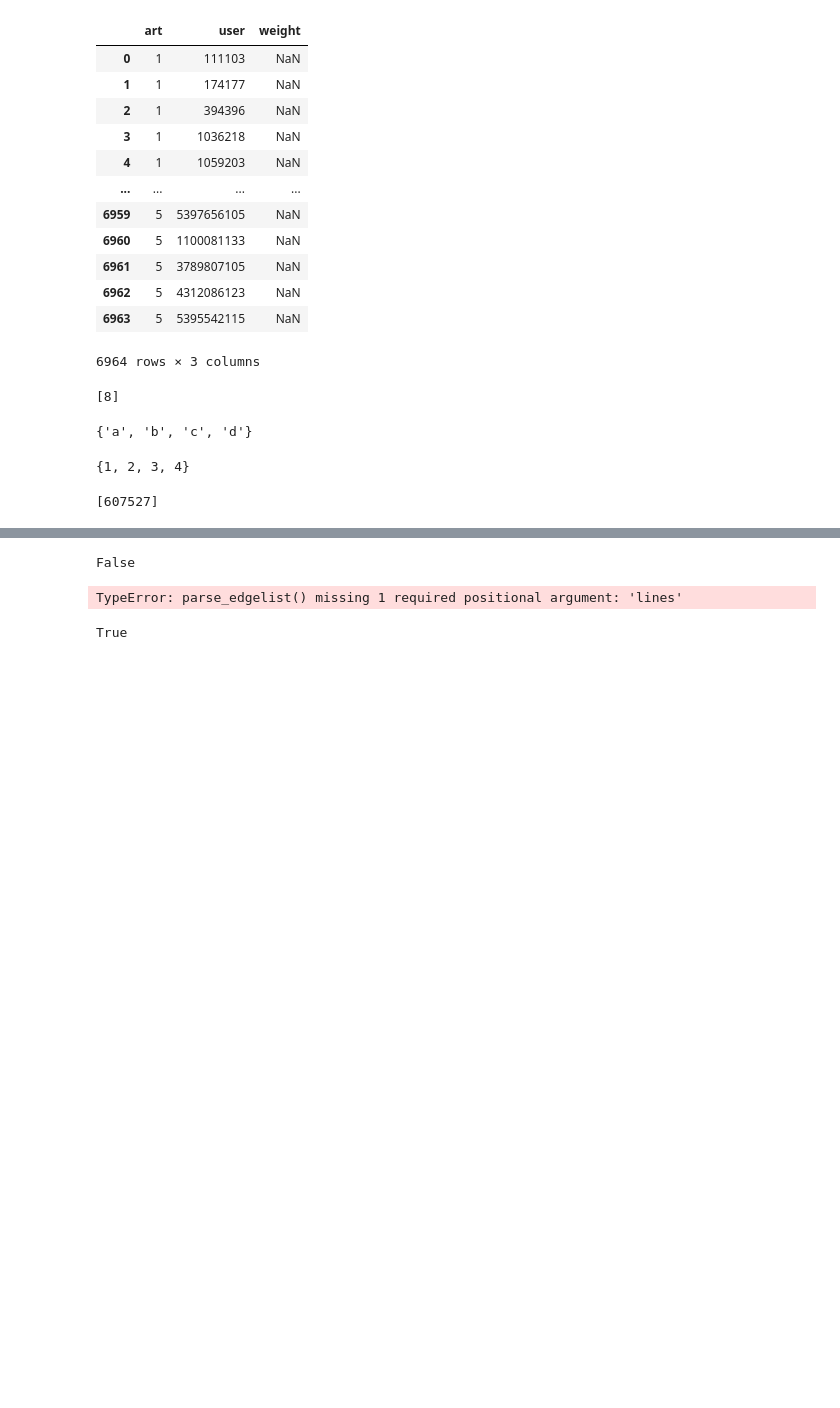
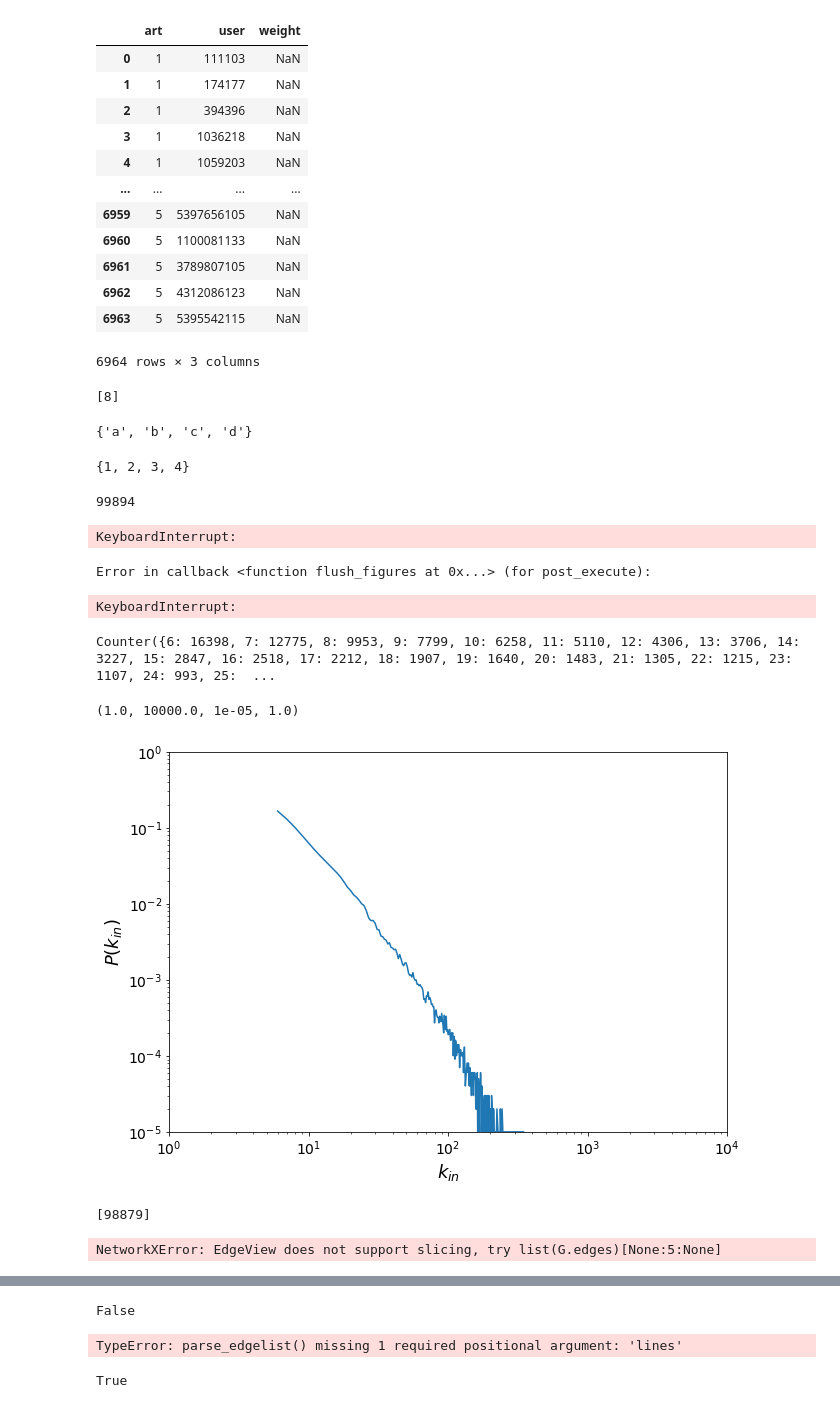
Before and after one commit to pietro-sillano/r-place-Network-Analysis, a Jupyter notebook: process_network_colab.ipynb, the cells around one changed output, grey strips where cells are left out. Cells and saved outputs as stored; diff of their text form; code cells hidden in the pictures; blank space fills up the shorter version.

```diff
--- a/process_network_colab.ipynb
+++ b/process_network_colab.ipynb
@@ -65,12 +67,59 @@ for line in fh.readlines():
     s=line.strip().split()
     #G.add_node(str(s[0]),bipartite=0)
     #G.add_node(int(s[1]),bipartite=1)
-    G.add_edge(str(s[0]),int(s[1]))
+    G.add_edge(str(s[0]),int(s[1]),weight = int(s[2]))
 fh.close()
+# %%
+labels = nx.get_edge_attributes(G,'weight')
+l = []
+for key in labels:
+    l.append(key)
+# %%
+len(labels)
+# %% [output]
+99894
+# %%
+plt.hist(l)
+# %% [output]
+KeyboardInterrupt:
+Error in callback <function flush_figures at 0x...> (for post_execute):
+KeyboardInterrupt:
+# %%
+from collections import Counter
+import matplotlib.pyplot as plt
+
+indeg=labels.values()
+degin_distri=Counter(indeg)
+print(degin_distri)
+
+
+x=[]
+y=[]
+
+for i in sorted(degin_distri):
+    x.append(i)
+    y.append(degin_distri[i]/len(G))
+
+plt.figure(figsize=(10,7))
+plt.plot(x,y)
+
+plt.xlabel('$k_{in}$', fontsize=18)
+plt.ylabel('$P(k_{in})$', fontsize=18)
+
+plt.xticks(fontsize=14)
+plt.yticks(fontsize=14)
+
+plt.yscale('log')
+plt.xscale('log')
+plt.axis([1,10000,0.00001,1.0])
+# %% [output]
+Counter({6: 16398, 7: 12775, 8: 9953, 9: 7799, 10: 6258, 11: 5110, 12: 4306, 13: 3706, 14: 3227, 15: 2847, 16: 2518, 17: 2212, 18: 1907, 19: 1640, 20: 1483, 21: 1305, 22: 1215, 23: 1107, 24: 993, 25:  ...
+(1.0, 10000.0, 1e-05, 1.0)
+[figure, added]
 # %%
 [len(c) for c in sorted(nx.connected_components(G), key=len, reverse=True)]
 # %% [output]
-[607527]
+[98879]
 # %%
 S = [G.subgraph(c).copy() for c in nx.connected_components(G)]
 # %%
@@ -78,2 +129,5 @@ S[0].edges
 # %%
-G.edges
+l = G.edges
+l[:5]
+# %% [output]
+NetworkXError: EdgeView does not support slicing, try list(G.edges)[None:5:None]
```
Also changed, not shown: parts of 6 cells of this notebook, 1 other file.
